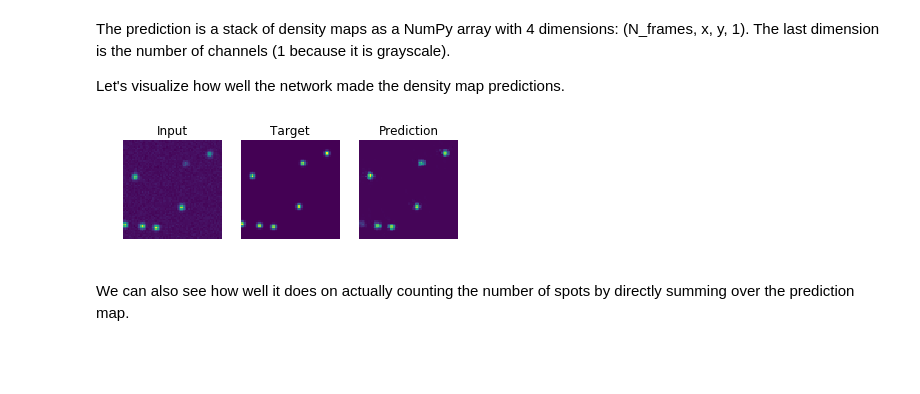
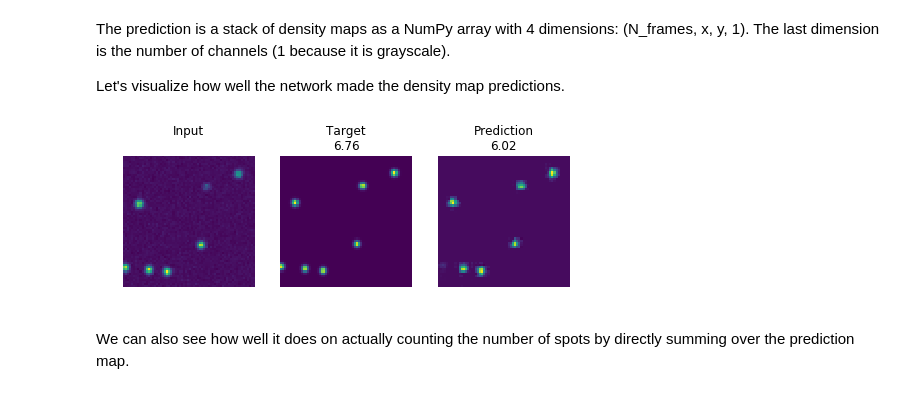
Before and after one commit to LEB-EPFL/DEFCoN, a Jupyter notebook: examples/quickstart.ipynb, the cells around one changed output. Saved outputs shown, nothing was run; the diff lists cells and outputs as text; code cells hidden in the pictures; blank space fills up the shorter version.

```diff
--- a/examples/quickstart.ipynb
+++ b/examples/quickstart.ipynb
@@ -322,27 +322,28 @@ Let's visualize how well the network made the density map predictions.
 # %%
 frame_num = 500
 
 pred = y_pred_array[frame_num, :, :, :].squeeze()
 
 with h5py.File(h5_path, 'r') as f:
     input_ex = f['input/first_dataset'][frame_num, :, :, :]
     target   = f['target/first_dataset'][frame_num, :, :, :]
 
-fig, ax = plt.subplots(ncols=3)
+fig, ax = plt.subplots(ncols=3, figsize=(8,3))
 ax[0].imshow(input_ex.squeeze())
 ax[1].imshow(target.squeeze())
 ax[2].imshow(pred)
 
-ax[0].set_title('Input')
-ax[1].set_title('Target')
-ax[2].set_title('Prediction')
+ax[0].set_title('Input\n')
+ax[1].set_title('Target\n{:.2f}'.format(np.sum(target)))
+ax[2].set_title('Prediction\n{:.2f}'.format(np.sum(pred)))
 
 for a in ax:
     a.set_axis_off()
 
+#plt.savefig('defcon_demo.png')
 plt.show()
 # %% [output]
-[figure, old version]
+[figure, new version]
 # %% [markdown]
 We can also see how well it does on actually counting the number of spots by directly summing over the prediction map.
 # %%
```
Also changed, not shown: parts of 4 cells of this notebook, 4 other files.
